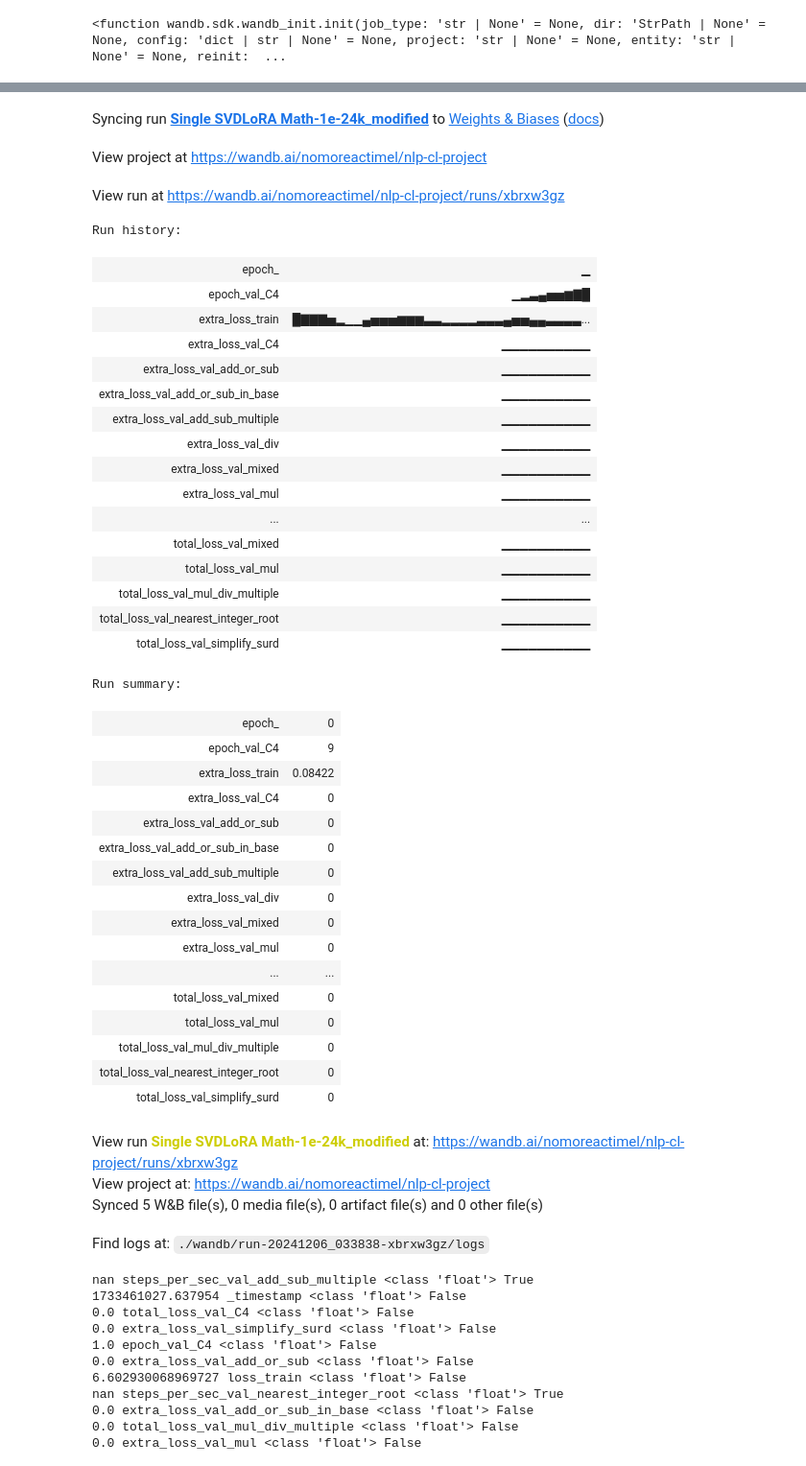
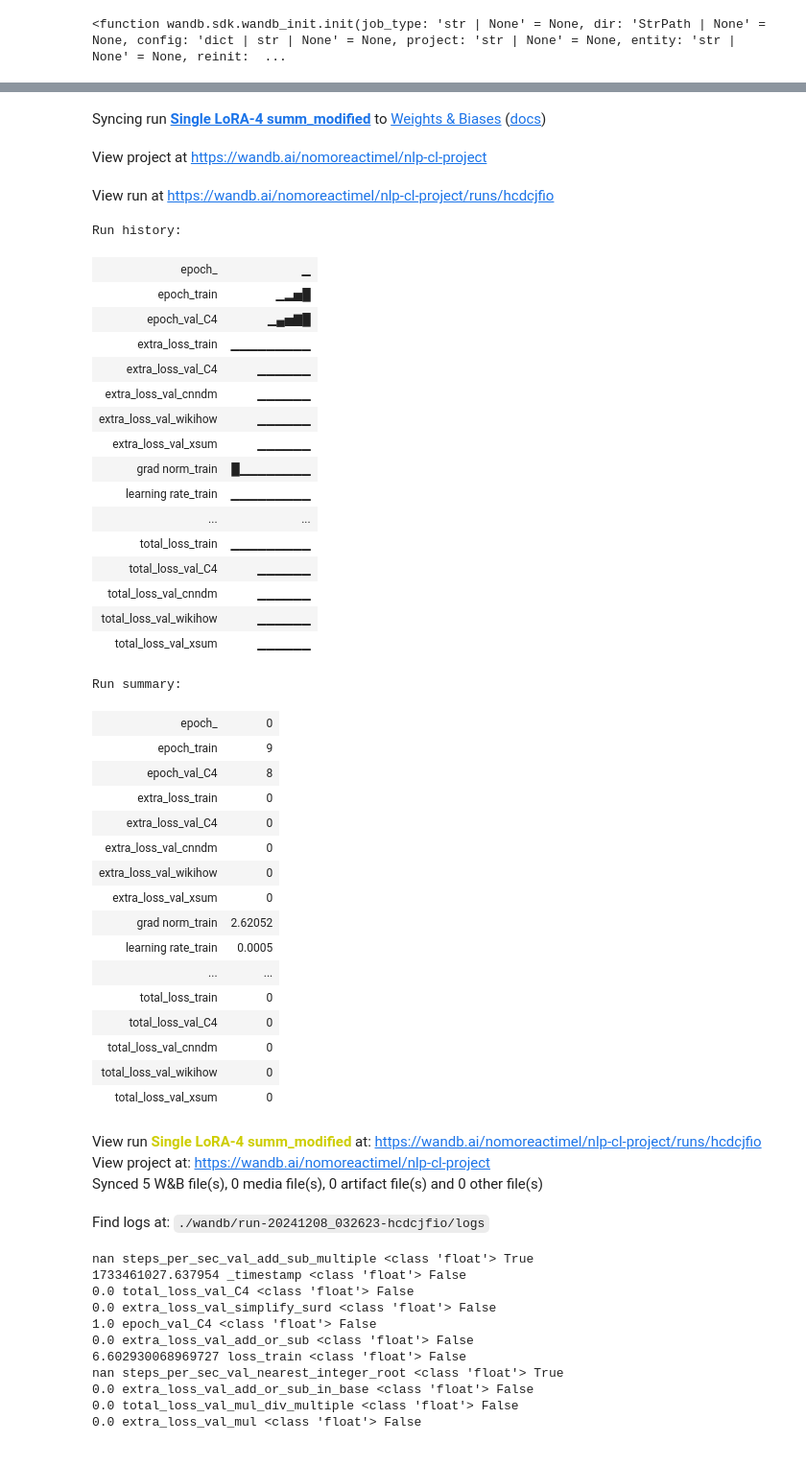
Before and after one commit to NotHotTryHard/nlp-cl-project, a Jupyter notebook: wandb_editing.ipynb, the cells around one changed output, grey strips where cells are left out. Shown: that part at 96% size. Cells and saved outputs as stored; diff of their text form; code cells hidden in the pictures.

```diff
--- a/wandb_editing.ipynb
+++ b/wandb_editing.ipynb
@@ -9,7 +9,7 @@ os.environ["WANDB_MODE"] = "online"
 import wandb
 
 api = wandb.Api()
-run = api.run("nomoreactimel/nlp-cl-project/ebcczva8")
+run = api.run("nomoreactimel/nlp-cl-project/rv6t8e8l")
 # %%
 run
 # %% [output]
@@ -97,7 +100,7 @@ for _, row in history.iterrows():
             log_data[index] = value
 
     # log_data = row.drop("_step").to_dict()
-    log_data["_step"] = int(log_data["_step"] * 0.75)
+    log_data["_step"] = int(log_data["_step"] * 0.5)
     # print(row["_step"], log_data['_step'])
     new_run.log(log_data, step=log_data['_step'])
 
@@ -109,44 +112,44 @@ Run data is saved locally in /Users/evolu/University/NYU NLP/project/wandb/run-2
-Syncing run Single SVDLoRA Math-1e-24k_modified to Weights & Biases (docs)
+Syncing run Single LoRA-4 summ_modified to Weights & Biases (docs)
 View project at https://wandb.ai/nomoreactimel/nlp-cl-project
-View run at https://wandb.ai/nomoreactimel/nlp-cl-project/runs/xbrxw3gz
+View run at https://wandb.ai/nomoreactimel/nlp-cl-project/runs/hcdcjfio
 Run history:
 | epoch_ | ▁ |
-| epoch_val_C4 | ▁▂▃▄▅▅▆▇█ |
-| extra_loss_train | █▇▇▇▅▂▁▁▄▅▅▅▆▆▆▃▃▂▂▂▂▃▃▃▄▅▅▄▄▃▃▃▃... |
-| extra_loss_val_C4 | ▁▁▁▁▁▁▁▁▁▁ |
-| extra_loss_val_add_or_sub | ▁▁▁▁▁▁▁▁▁▁ |
-| extra_loss_val_add_or_sub_in_base | ▁▁▁▁▁▁▁▁▁▁ |
-| extra_loss_val_add_sub_multiple | ▁▁▁▁▁▁▁▁▁▁ |
-| extra_loss_val_div | ▁▁▁▁▁▁▁▁▁▁ |
-| extra_loss_val_mixed | ▁▁▁▁▁▁▁▁▁▁ |
-| extra_loss_val_mul | ▁▁▁▁▁▁▁▁▁▁ |
+| epoch_train | ▁▂▅█ |
+| epoch_val_C4 | ▁▄▅▇█ |
+| extra_loss_train | ▁▁▁▁▁▁▁▁▁ |
+| extra_loss_val_C4 | ▁▁▁▁▁▁ |
+| extra_loss_val_cnndm | ▁▁▁▁▁▁ |
+| extra_loss_val_wikihow | ▁▁▁▁▁▁ |
+| extra_loss_val_xsum | ▁▁▁▁▁▁ |
+| grad norm_train | █▁▁▁▁▁▁▁▁ |
+| learning rate_train | ▁▁▁▁▁▁▁▁▁ |
 | ... | ... |
-| total_loss_val_mixed | ▁▁▁▁▁▁▁▁▁▁ |
-| total_loss_val_mul | ▁▁▁▁▁▁▁▁▁▁ |
-| total_loss_val_mul_div_multiple | ▁▁▁▁▁▁▁▁▁▁ |
-| total_loss_val_nearest_integer_root | ▁▁▁▁▁▁▁▁▁▁ |
-| total_loss_val_simplify_surd | ▁▁▁▁▁▁▁▁▁▁ |
+| total_loss_train | ▁▁▁▁▁▁▁▁▁ |
+| total_loss_val_C4 | ▁▁▁▁▁▁ |
+| total_loss_val_cnndm | ▁▁▁▁▁▁ |
+| total_loss_val_wikihow | ▁▁▁▁▁▁ |
+| total_loss_val_xsum | ▁▁▁▁▁▁ |
 Run summary:
 | epoch_ | 0 |
-| epoch_val_C4 | 9 |
-| extra_loss_train | 0.08422 |
+| epoch_train | 9 |
+| epoch_val_C4 | 8 |
+| extra_loss_train | 0 |
 | extra_loss_val_C4 | 0 |
-| extra_loss_val_add_or_sub | 0 |
-| extra_loss_val_add_or_sub_in_base | 0 |
-| extra_loss_val_add_sub_multiple | 0 |
-| extra_loss_val_div | 0 |
-| extra_loss_val_mixed | 0 |
-| extra_loss_val_mul | 0 |
+| extra_loss_val_cnndm | 0 |
+| extra_loss_val_wikihow | 0 |
+| extra_loss_val_xsum | 0 |
+| grad norm_train | 2.62052 |
+| learning rate_train | 0.0005 |
 | ... | ... |
-| total_loss_val_mixed | 0 |
-| total_loss_val_mul | 0 |
-| total_loss_val_mul_div_multiple | 0 |
-| total_loss_val_nearest_integer_root | 0 |
-| total_loss_val_simplify_surd | 0 |
+| total_loss_train | 0 |
+| total_loss_val_C4 | 0 |
+| total_loss_val_cnndm | 0 |
+| total_loss_val_wikihow | 0 |
+| total_loss_val_xsum | 0 |
-View run Single SVDLoRA Math-1e-24k_modified at: https://wandb.ai/nomoreactimel/nlp-cl-project/runs/xbrxw3gz
+View run Single LoRA-4 summ_modified at: https://wandb.ai/nomoreactimel/nlp-cl-project/runs/hcdcjfio
 View project at: https://wandb.ai/nomoreactimel/nlp-cl-project
 Synced 5 W&B file(s), 0 media file(s), 0 artifact file(s) and 0 other file(s)
-Find logs at: ./wandb/run-20241206_033838-xbrxw3gz/logs
+Find logs at: ./wandb/run-20241208_032623-hcdcjfio/logs
 # %%
 import numpy as np
 # %%
```
Also changed, not shown: parts of 3 cells of this notebook, 6 other files.
